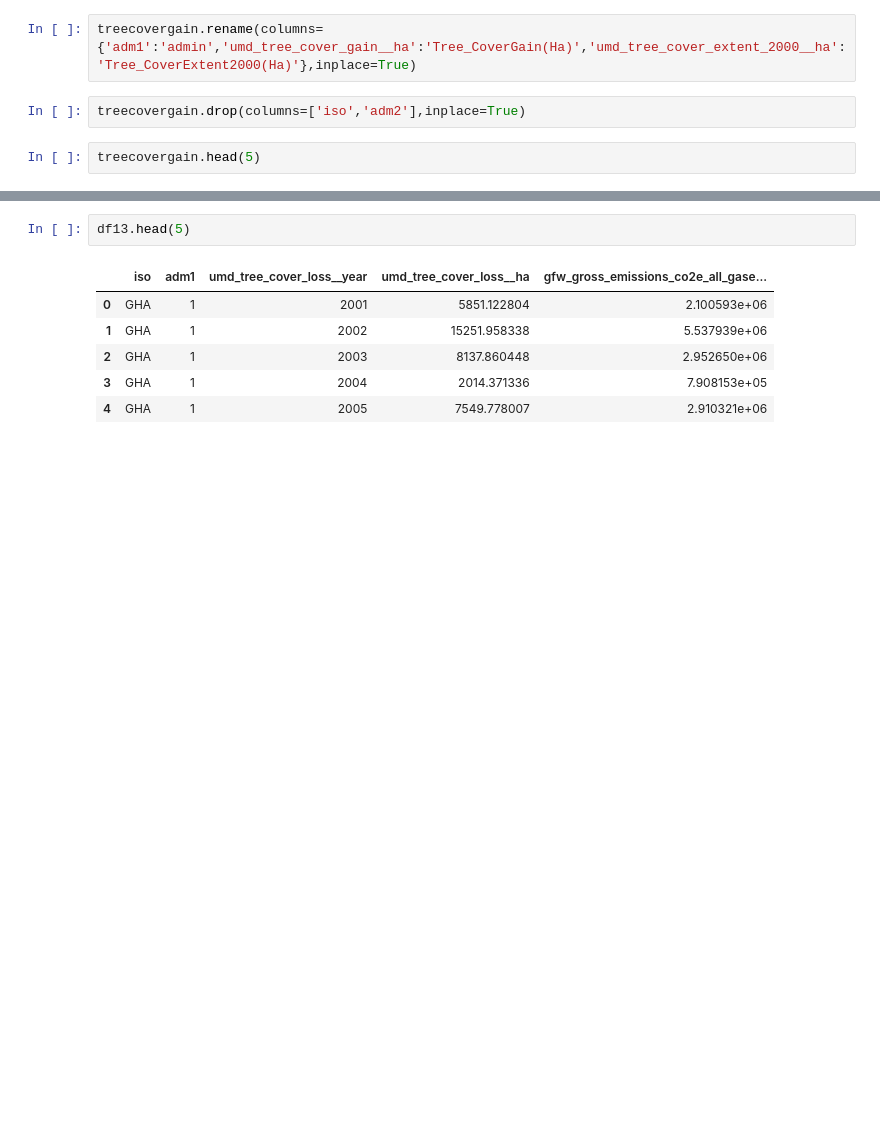
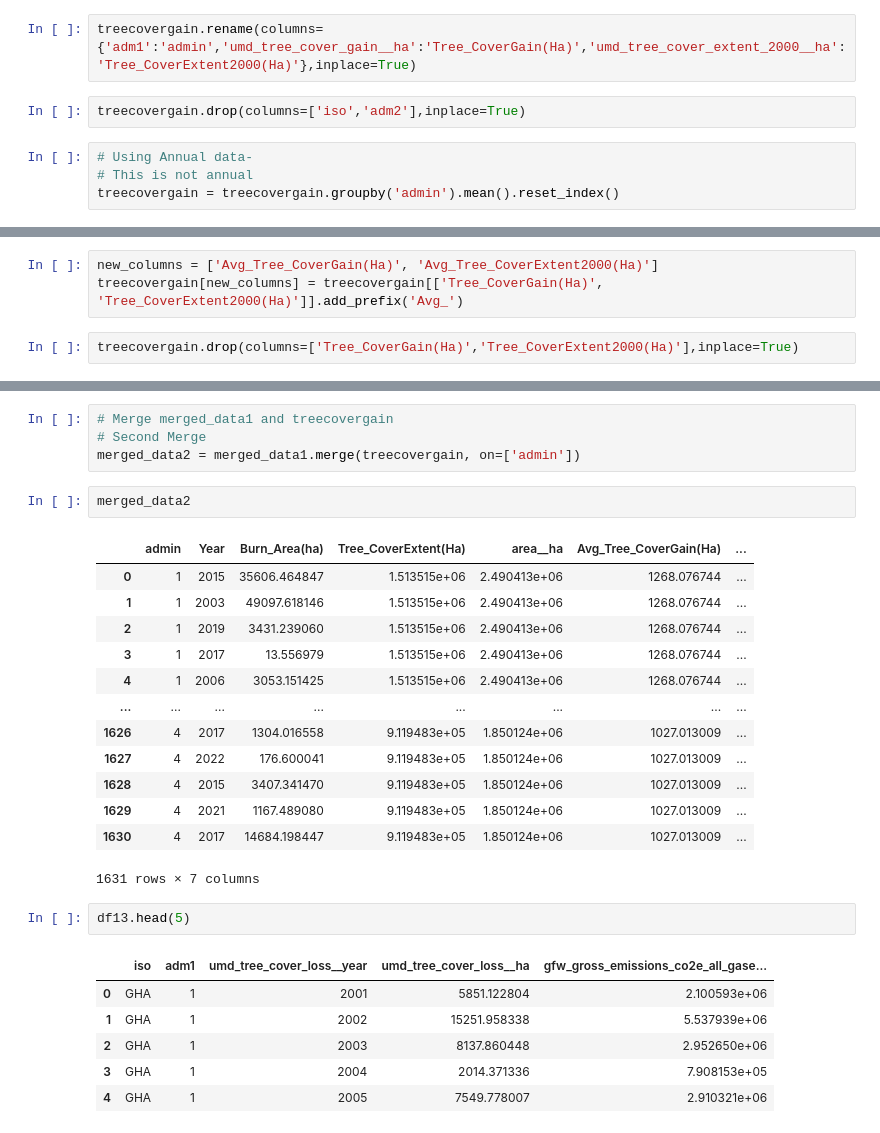
Before and after one commit to Sk2195/The-Chocolate-Project, a Jupyter notebook: Data Cleaning/Forest Data-Cleaning.ipynb, the cells around one changed output, grey strips where cells are left out. Drawn from its saved outputs; the diff is of its cells as text; blank space fills up the shorter version.

```diff
--- a/Data Cleaning/Forest Data-Cleaning.ipynb
+++ b/Data Cleaning/Forest Data-Cleaning.ipynb
@@ -345,4 +375,6 @@ treecovergain.rename(columns={'adm1':'admin','umd_tree_cover_gain__ha':'Tree_Cov
 # %%
 treecovergain.drop(columns=['iso','adm2'],inplace=True)
 # %%
-treecovergain.head(5)
+# Using Annual data-
+# This is not annual
+treecovergain = treecovergain.groupby('admin').mean().reset_index()
@@ -355,0 +389,5 @@ treecovergain.head(5)
+# %%
+new_columns = ['Avg_Tree_CoverGain(Ha)', 'Avg_Tree_CoverExtent2000(Ha)']
+treecovergain[new_columns] = treecovergain[['Tree_CoverGain(Ha)', 'Tree_CoverExtent2000(Ha)']].add_prefix('Avg_')
+# %%
+treecovergain.drop(columns=['Tree_CoverGain(Ha)','Tree_CoverExtent2000(Ha)'],inplace=True)
@@ -356,3 +402,23 @@ treecovergain.head(5)
+# %%
+# Merge merged_data1 and treecovergain
+# Second Merge
+merged_data2 = merged_data1.merge(treecovergain, on=['admin'])
+# %%
+merged_data2
+# %% [output]
+|  | admin | Year | Burn_Area(ha) | Tree_CoverExtent(Ha) | area__ha | Avg_Tree_CoverGain(Ha) | ... |
+| 0 | 1 | 2015 | 35606.464847 | 1.513515e+06 | 2.490413e+06 | 1268.076744 | ... |
+| 1 | 1 | 2003 | 49097.618146 | 1.513515e+06 | 2.490413e+06 | 1268.076744 | ... |
+| 2 | 1 | 2019 | 3431.239060 | 1.513515e+06 | 2.490413e+06 | 1268.076744 | ... |
+| 3 | 1 | 2017 | 13.556979 | 1.513515e+06 | 2.490413e+06 | 1268.076744 | ... |
+| 4 | 1 | 2006 | 3053.151425 | 1.513515e+06 | 2.490413e+06 | 1268.076744 | ... |
+| ... | ... | ... | ... | ... | ... | ... | ... |
+| 1626 | 4 | 2017 | 1304.016558 | 9.119483e+05 | 1.850124e+06 | 1027.013009 | ... |
+| 1627 | 4 | 2022 | 176.600041 | 9.119483e+05 | 1.850124e+06 | 1027.013009 | ... |
+| 1628 | 4 | 2015 | 3407.341470 | 9.119483e+05 | 1.850124e+06 | 1027.013009 | ... |
+| 1629 | 4 | 2021 | 1167.489080 | 9.119483e+05 | 1.850124e+06 | 1027.013009 | ... |
+| 1630 | 4 | 2017 | 14684.198447 | 9.119483e+05 | 1.850124e+06 | 1027.013009 | ... |
+1631 rows × 7 columns
 # %%
 df13.head(5)
 # %% [output]
```
Also changed, not shown: parts of 29 cells of this notebook.
